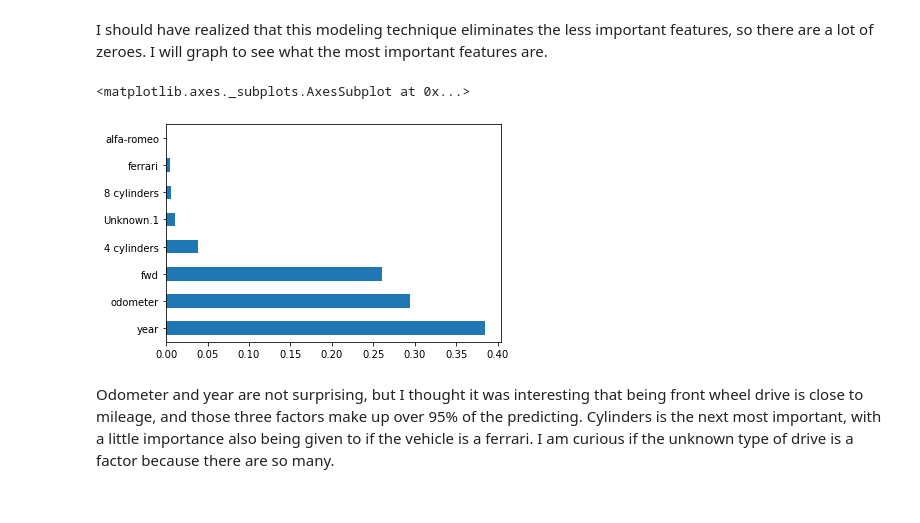
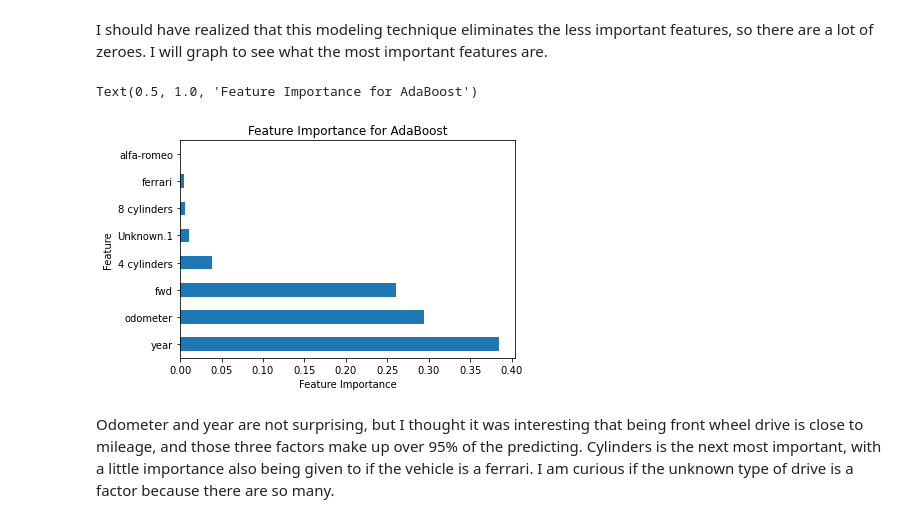
Before and after one commit to dawgtree/CapstoneTwoProject, a Jupyter notebook: 2nd_Capstone_Modeling.ipynb, the cells around one changed output. Cells and saved outputs as stored; diff of their text form; code cells hidden in the pictures.

```diff
--- a/2nd_Capstone_Modeling.ipynb
+++ b/2nd_Capstone_Modeling.ipynb
@@ -236,9 +239,12 @@ I should have realized that this modeling technique eliminates the less importan
 # %%
 feat_importances_ab = pd.Series(modelada.feature_importances_, index=X_train.columns)
 feat_importances_ab.nlargest(8).plot(kind='barh')
+plt.xlabel('Feature Importance')
+plt.ylabel('Feature')
+plt.title("Feature Importance for AdaBoost")
 # %% [output]
-<matplotlib.axes._subplots.AxesSubplot at 0x...>
+Text(0.5, 1.0, 'Feature Importance for AdaBoost')
-[figure, old version]
+[figure, new version]
 # %% [markdown]
 Odometer and year are not surprising, but I thought it was interesting that being front wheel drive is close to mileage, and those three factors make up over 95% of the predicting. Cylinders is the next most important, with a little importance also being given to if the vehicle is a ferrari.  I am curious if the unknown type of drive is a factor because there are so many.
 # %%
```
Also changed, not shown: parts of 4 cells of this notebook, 2 other files.
